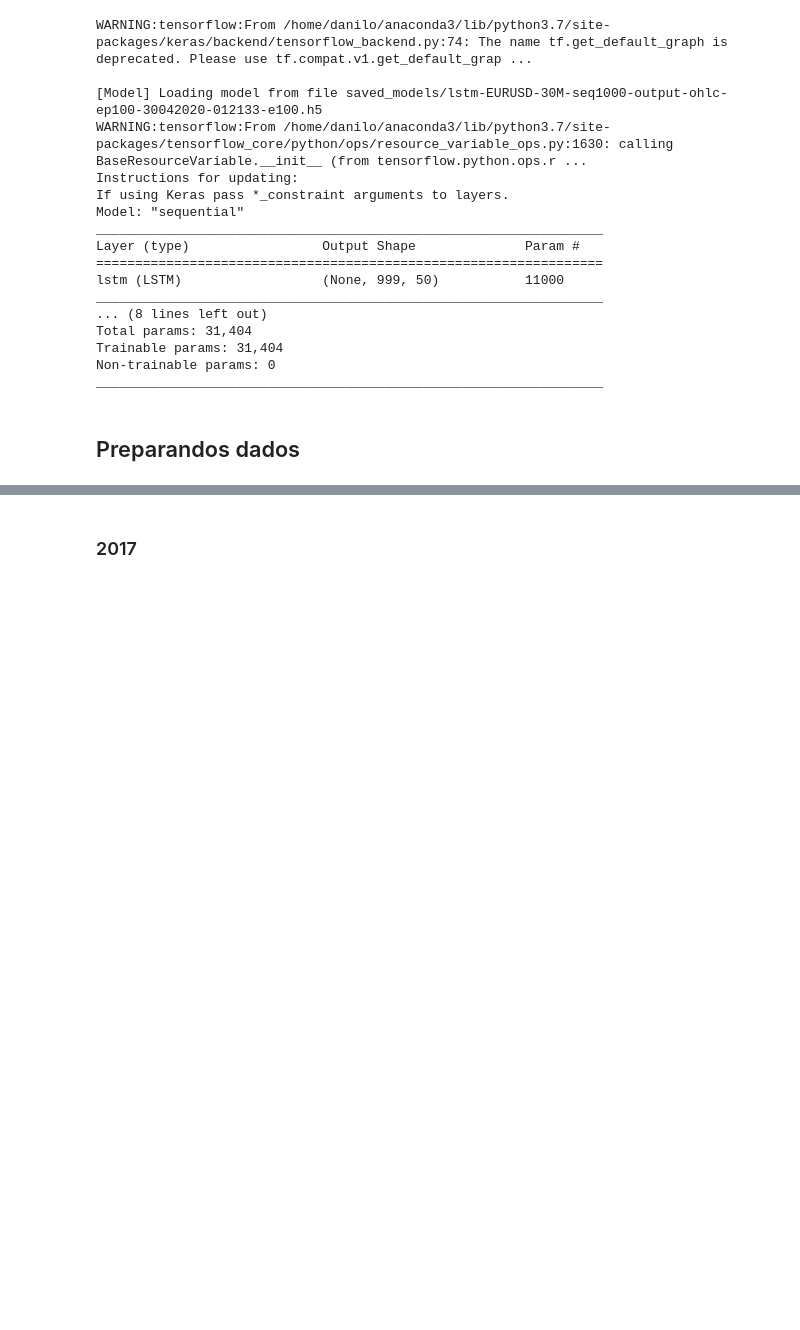
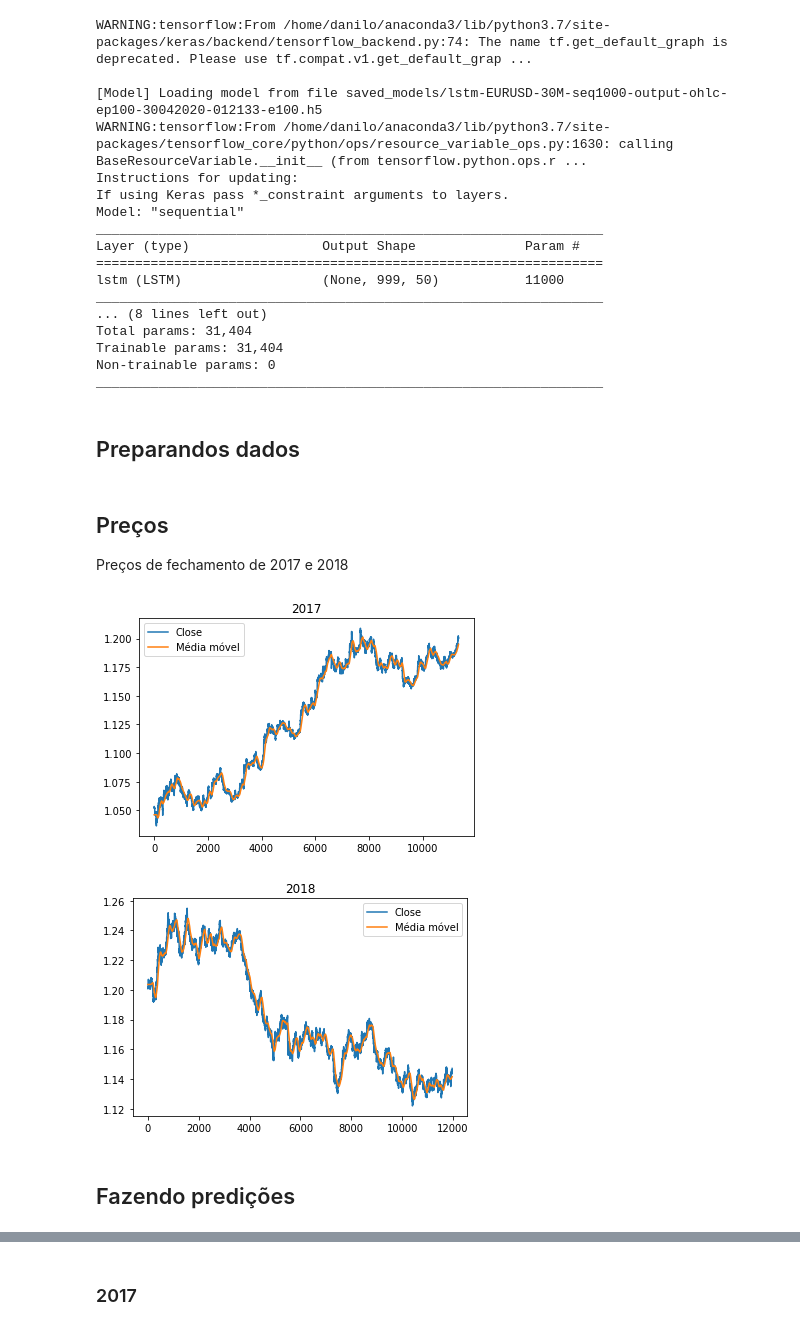
Before and after one commit to jamsavio/MachineBinarias-v2, a Jupyter notebook: Predict EURUSD 30M.ipynb, the cells around one changed output, grey strips where cells are left out. Cells and saved outputs as stored; diff of their text form; code cells hidden in the pictures; blank space fills up the shorter version.

```diff
--- a/Predict EURUSD 30M.ipynb
+++ b/Predict EURUSD 30M.ipynb
@@ -49,0 +61,36 @@ _________________________________________________________________
+# %% [markdown]
+## Preços
+Preços de fechamento de 2017 e 2018
+# %%
+N = 100
+
+# 2017
+fig1 = plt.figure(facecolor='white')
+plt.title("2017")
+ax1 = fig1.add_subplot(111)
+rolling_mean1 = pd.Series(df_2017["Close"]).rolling(window=N).mean().iloc[N-1:].values
+l = len(rolling_mean1)
+for i in range(l, len(df_2017["Close"].values)):
+    rolling_mean1 = np.insert(rolling_mean1, 0, rolling_mean1[0], axis=0)
+ax1.plot(df_2017["Close"], label='Close')
+plt.plot(rolling_mean1, label='Média móvel')
+plt.legend()
+plt.show()
+
+# 2018
+fig1 = plt.figure(facecolor='white')
+plt.title("2018")
+ax1 = fig1.add_subplot(111)
+rolling_mean1 = pd.Series(df_2018["Close"]).rolling(window=N).mean().iloc[N-1:].values
+l = len(rolling_mean1)
+for i in range(l, len(df_2018["Close"].values)):
+    rolling_mean1 = np.insert(rolling_mean1, 0, rolling_mean1[0], axis=0)
+ax1.plot(df_2018["Close"], label='Close')
+plt.plot(rolling_mean1, label='Média móvel')
+plt.legend()
+plt.show()
+# %% [output]
+[figure, added]
+[figure, added]
+# %% [markdown]
+## Fazendo predições
```
Also changed, not shown: parts of 23 cells of this notebook, 1 other file.
